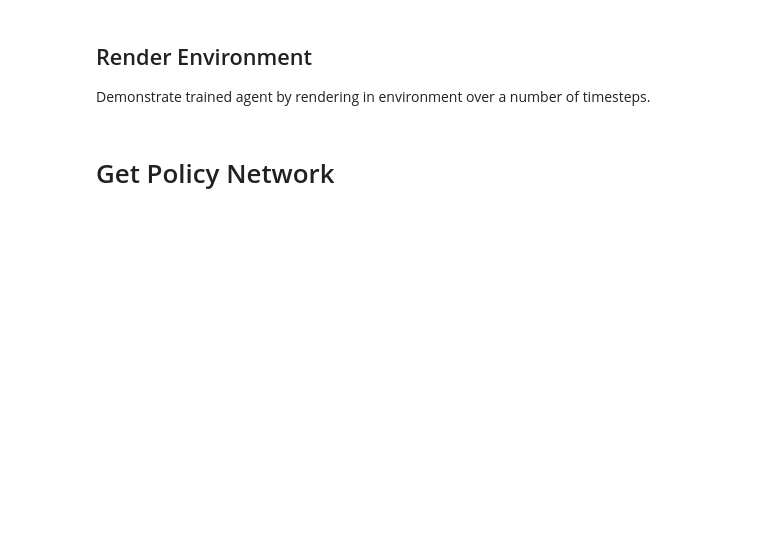
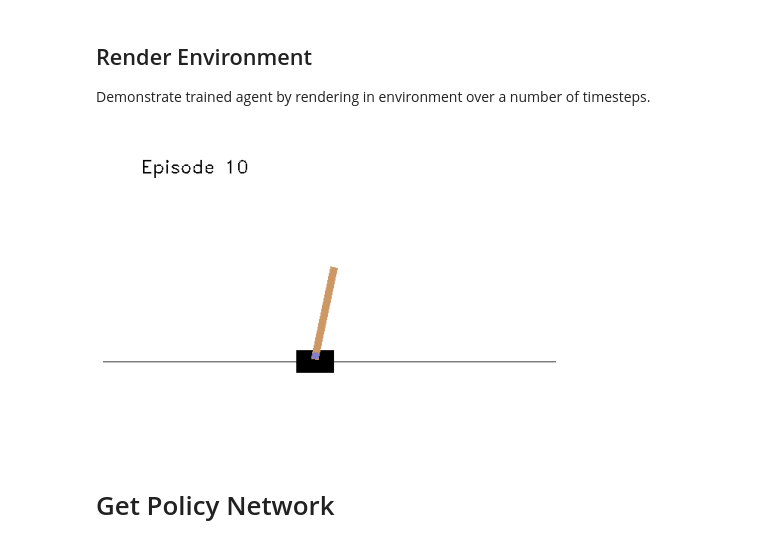
Before and after one commit to julia-lina-tan/rl-policy-fusion, a Jupyter notebook: rl_policy_fusion.ipynb, the cells around one changed output. Cells and saved outputs as stored; diff of their text form; code cells hidden in the pictures; blank space fills up the shorter version.

```diff
--- a/rl_policy_fusion.ipynb
+++ b/rl_policy_fusion.ipynb
@@ -203,6 +218,8 @@ mean reward=331.90 +/- 128.15
 
 Demonstrate trained agent by rendering in environment over a number of timesteps.
 # %%
+import cv2
+from google.colab.patches import cv2_imshow
 from matplotlib import animation
 
 def save_frames_as_gif(frames, path='../content', filename='gym_animation.gif'):
@@ -219,20 +236,25 @@ def save_frames_as_gif(frames, path='../content', filename='gym_animation.gif'):
     anim = animation.FuncAnimation(plt.gcf(), animate, frames = len(frames), interval=50)
     anim.save(path + filename, writer='imagemagick', fps=60)
 
-def render_agent_in_env(agent, env, path='../content', filename='gym_animation'):
+def render_agent_in_env(agent, env, n_eval_episodes=5, path='../content', filename='gym_animation'):
+    frames = []
+    for i in range(n_eval_episodes):
+      obs = env.reset()
+      for t in range(1000):
 
-    obs = env.reset()
-    frames = []
-    for t in range(1000):
-        #Render to frames buffer
-        frames.append(env.render('rgb_array'))
-        action, _states = model.predict(obs)
-        _, _, done, _ = env.step(action)
-        if done:
-          break
+          #Render to frames buffer
+          frame = np.array(env.render('rgb_array'))
+          cv2.putText(frame, text=f'Episode {i+1}', org=(50,50), fontFace=cv2.FONT_HERSHEY_DUPLEX, fontScale=0.8, color=(0,0,0))
+          frames.append(frame)
+          action, _states = model.predict(obs)
+          _, _, done, _ = env.step(action)
+          if done:
+            break
     save_frames_as_gif(frames, path=path, filename=f'{filename}.gif')
 # %%
-render_agent_in_env(model, eval_env, path='../content/agent1/', filename='agent')
+render_agent_in_env(model, eval_env, n_eval_episodes=10, path='../content/agent1/', filename='agent')
+# %% [output]
+[figure, added]
 # %% [markdown]
 # Get Policy Network
 # %%
```
Also changed, not shown: parts of 20 cells of this notebook.
